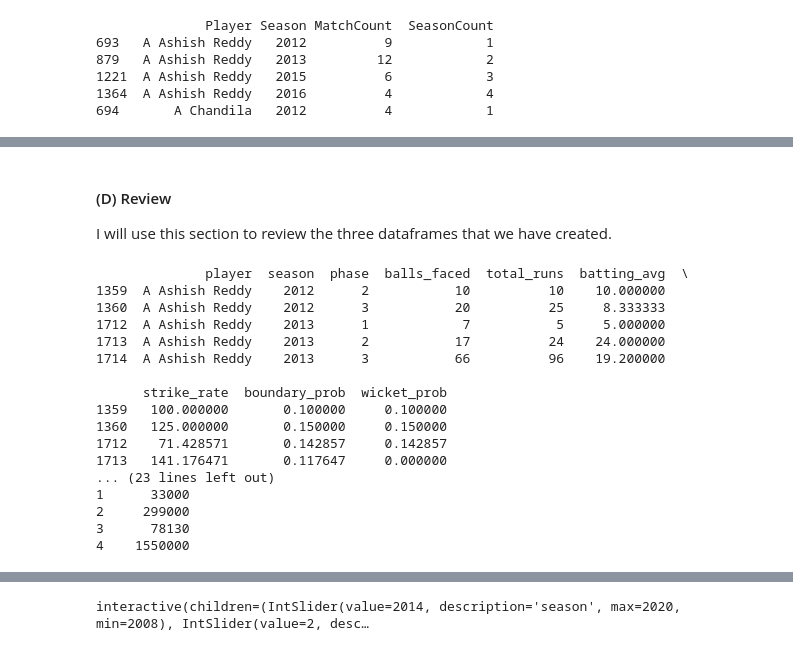
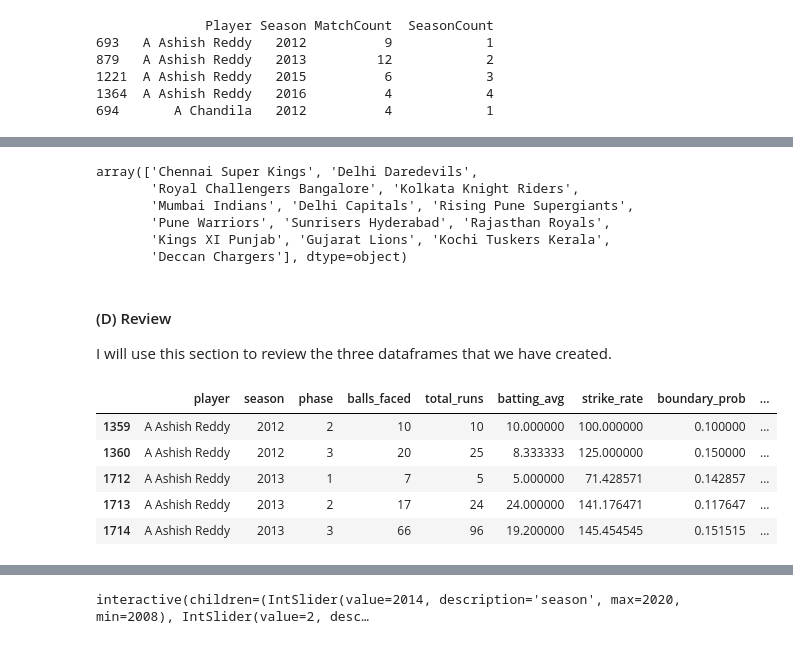
Before and after one commit to rohitbhamidi/ipl-player-salary, a Jupyter notebook: 1-DataWrangling.ipynb, the cells around one changed output, grey strips where cells are left out. Cells and saved outputs as stored; diff of their text form; code cells hidden in the pictures.

```diff
--- a/1-DataWrangling.ipynb
+++ b/1-DataWrangling.ipynb
@@ -628,26 +630,22 @@ def missing_roles(country_num):
+# %%
+merged_general_comb['Team'].unique()
+# %% [output]
+array(['Chennai Super Kings', 'Delhi Daredevils',
+       'Royal Challengers Bangalore', 'Kolkata Knight Riders',
+       'Mumbai Indians', 'Delhi Capitals', 'Rising Pune Supergiants',
+       'Pune Warriors', 'Sunrisers Hyderabad', 'Rajasthan Royals',
+       'Kings XI Punjab', 'Gujarat Lions', 'Kochi Tuskers Kerala',
+       'Deccan Chargers'], dtype=object)
 # %% [markdown]
 #### (D) Review
 
 I will use this section to review the three dataframes that we have created.
-# %%
-print(batting_comb.head())
-print(bowling_comb.head())
-print(general_comb.head())
-# %% [output]
-              player  season  phase  balls_faced  total_runs  batting_avg  \
-1359  A Ashish Reddy    2012      2           10          10    10.000000
-1360  A Ashish Reddy    2012      3           20          25     8.333333
-1712  A Ashish Reddy    2013      1            7           5     5.000000
-1713  A Ashish Reddy    2013      2           17          24    24.000000
-1714  A Ashish Reddy    2013      3           66          96    19.200000
-
-      strike_rate  boundary_prob  wicket_prob
-1359   100.000000       0.100000     0.100000
-1360   125.000000       0.150000     0.150000
-1712    71.428571       0.142857     0.142857
-1713   141.176471       0.117647     0.000000
-... (23 lines left out)
-1      33000
-2     299000
-3      78130
-4    1550000
+# %%
+batting_comb.head()
+# %% [output]
+|  | player | season | phase | balls_faced | total_runs | batting_avg | strike_rate | boundary_prob | ... |
+| 1359 | A Ashish Reddy | 2012 | 2 | 10 | 10 | 10.000000 | 100.000000 | 0.100000 | ... |
+| 1360 | A Ashish Reddy | 2012 | 3 | 20 | 25 | 8.333333 | 125.000000 | 0.150000 | ... |
+| 1712 | A Ashish Reddy | 2013 | 1 | 7 | 5 | 5.000000 | 71.428571 | 0.142857 | ... |
+| 1713 | A Ashish Reddy | 2013 | 2 | 17 | 24 | 24.000000 | 141.176471 | 0.117647 | ... |
+| 1714 | A Ashish Reddy | 2013 | 3 | 66 | 96 | 19.200000 | 145.454545 | 0.151515 | ... |
```
Also changed, not shown: parts of 6 cells of this notebook, 1 other file.
